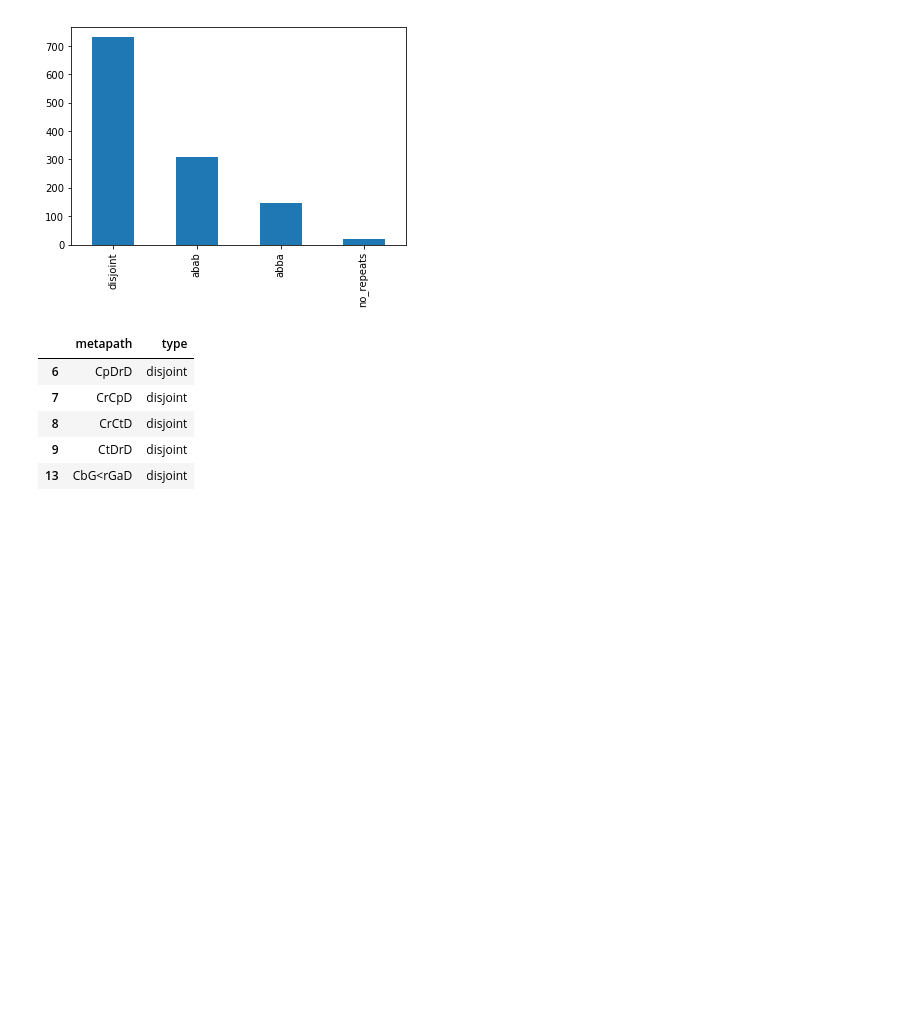
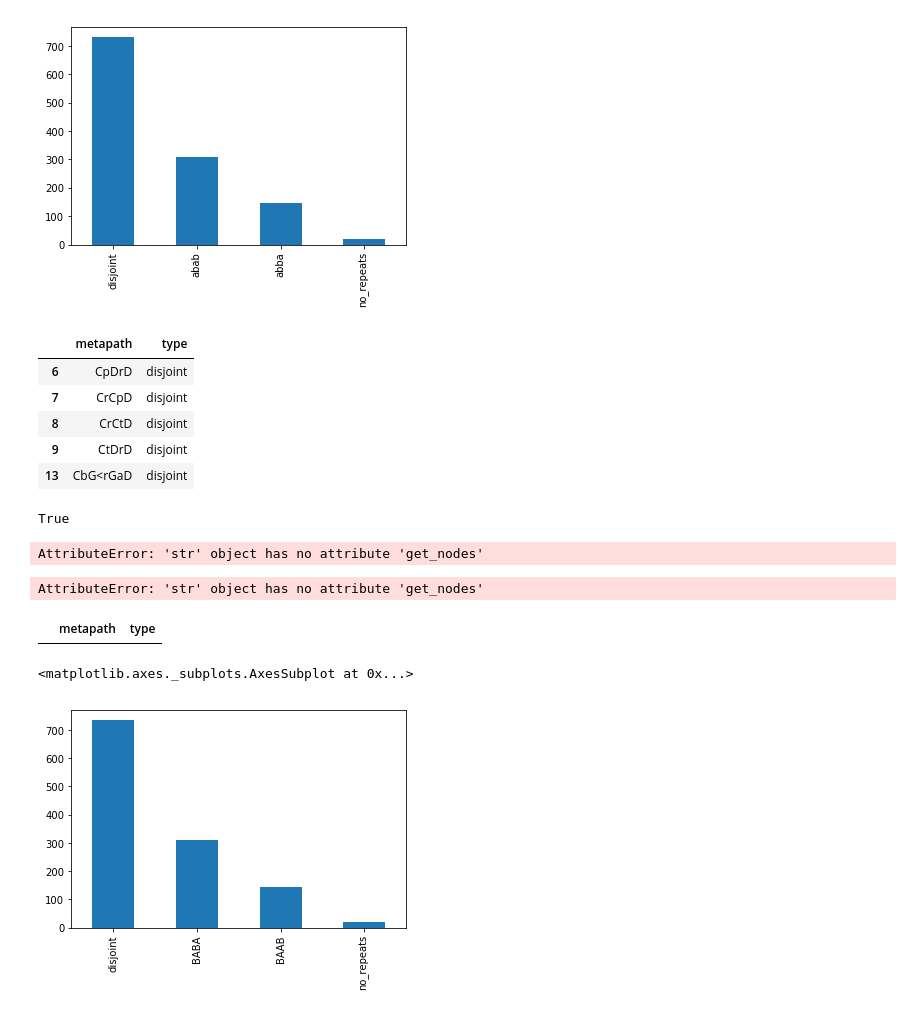
Before and after one commit to greenelab/connectivity-search-analyses, a Jupyter notebook: characterize_metapath.ipynb, the cells around one changed output. Drawn from its saved outputs; the diff is of its cells as text; code cells hidden in the pictures; blank space fills up the shorter version.

```diff
--- a/characterize_metapath.ipynb
+++ b/characterize_metapath.ipynb
@@ -166,0 +169,62 @@ categories.loc[categories['type'] == 'disjoint'].head()
+# %%
+metanodes[1] == metanodes[2]
+# %% [output]
+True
+# %%
+def categorize(metapath):
+    metanodes = list(metapath.get_nodes())
+
+    if len(metanodes) > 5:
+        raise NotImplementedError(
+            "Metapaths of that length are not yet supported")
+
+    repeated_nodes = {v for i, v in enumerate(metanodes) if
+                      v in metanodes[i + 1:]}
+
+    if len(repeated_nodes) > 2:
+        raise NotImplementedError("Only two repeats supported at the moment")
+
+    if not repeated_nodes:
+        return 'no_repeats'
+    if len(repeated_nodes) == 1:
+        return 'disjoint'  # just one repeat = disjoint
+
+    repeats_only = [node for node in metanodes if node in repeated_nodes]
+
+    # Group neighbors if they are the same
+    grouped = [list(v) for k, v in itertools.groupby(repeats_only)]
+
+    # Group [A, BB, A] or [A, B, A, B] into one
+    if len(repeats_only) - len(grouped) <= 1:
+        grouped = [[item for sublist in grouped for item in sublist]]
+
+    # Categorize the reformatted metapath
+    if len(grouped) == 1 and len(grouped[0]) == 4:
+        if grouped[0][0] == grouped[0][-1]:
+            return 'BAAB'
+        else:
+            return 'BABA'
+    else:
+        if all([len(set(i)) == 1 and len(i) != 1 for i in grouped]):
+            return 'disjoint'
+        else:
+            return 'other'
+# %%
+for i in all_metapaths:
+    print(i, categorize(i))
+# %% [output]
+AttributeError: 'str' object has no attribute 'get_nodes'
+# %%
+categories = pd.DataFrame([[v, categorize(v)] for v in all_metapaths], columns=['metapath', 'type'])
+categories.head()
+# %% [output]
+AttributeError: 'str' object has no attribute 'get_nodes'
+# %%
+categories.loc[categories['type'] == 'disjoint2']
+# %% [output]
+|  | metapath | type |
+# %%
+categories.type.value_counts().plot(kind='bar')
+# %% [output]
+<matplotlib.axes._subplots.AxesSubplot at 0x...>
+[figure, added]
```
Also changed, not shown: parts of 20 cells of this notebook, 2 other files.
